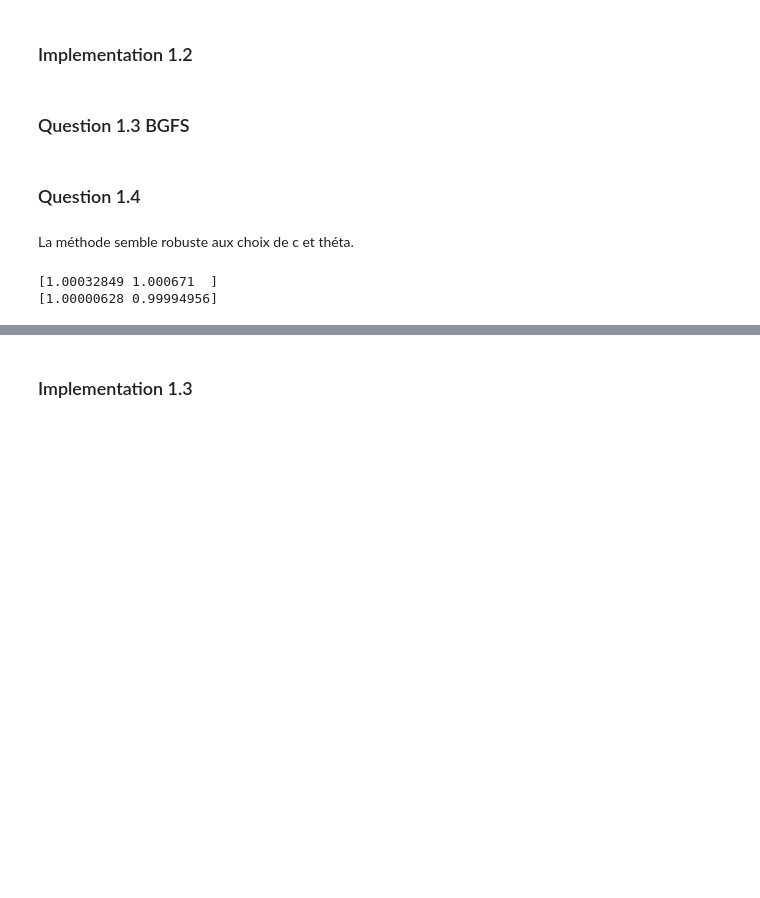
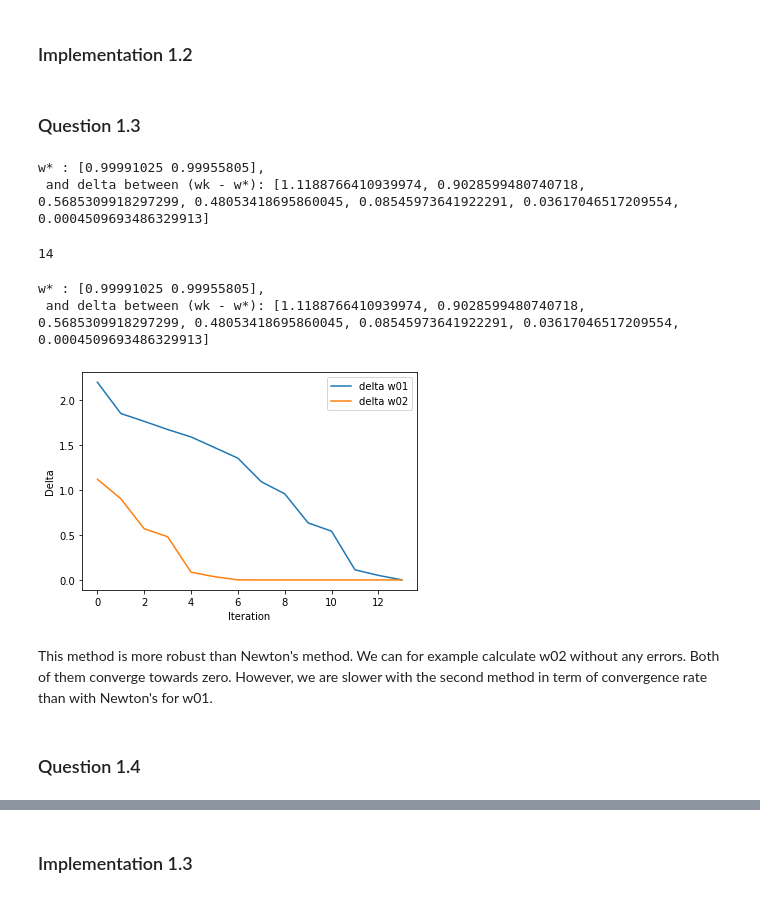
Before and after one commit to MarinaChau/IASD_classes, a Jupyter notebook: OML/ProjectOML_MarinaCHAU.ipynb, the cells around one changed output, grey strips where cells are left out. Cells and saved outputs as stored; diff of their text form; code cells hidden in the pictures; blank space fills up the shorter version.

```diff
--- a/OML/ProjectOML_MarinaCHAU.ipynb
+++ b/OML/ProjectOML_MarinaCHAU.ipynb
@@ -228,4 +281,37 @@ La méthode ne converge pas dans tous les cas d'initialisation. De plus on obser
 # %% [markdown]
-### Question 1.3 BGFS
+### Question 1.3
+# %%
+w_01 = np.array([-1.2,1.1])
+w_02 = np.array([0, 1/200 + 10e-12])
+# %%
+# with w01
+sol1 , D1, n_iter = Newton_like(Rosenbrock, w_01, np.ones(2),  0.0001, 0.5, 0.001)
+print(f"w* : {sol}, \n and delta between (wk - w*): {D}")
+n_iter
+# %% [output]
+w* : [0.99991025 0.99955805],
+ and delta between (wk - w*): [1.1188766410939974, 0.9028599480740718, 0.5685309918297299, 0.48053418695860045, 0.08545973641922291, 0.03617046517209554, 0.0004509693486329913]
+14
+# %%
+sol2 , D2, n_iter = Newton_like(Rosenbrock, w_02, np.ones(2),  0.0001, 0.5, 0.001)
+print(f"w* : {sol}, \n and delta between (wk - w*): {D}")
+# %% [output]
+w* : [0.99991025 0.99955805],
+ and delta between (wk - w*): [1.1188766410939974, 0.9028599480740718, 0.5685309918297299, 0.48053418695860045, 0.08545973641922291, 0.03617046517209554, 0.0004509693486329913]
+# %%
+# Plot convergence for w01 and w02
+D2 = D2 + [0] * 7
+# %%
+x = np.arange(0, 14)
+plt.plot(x, D1, label="delta w01")
+plt.plot(x, D2, label="delta w02")
+plt.legend()
+plt.xlabel("Iteration")
+plt.ylabel("Delta")
+plt.show()
+# %% [output]
+[figure, added]
+# %% [markdown]
+This method is more robust than Newton's method. We can for example calculate w02 without any errors. Both of them converge towards zero. However, we are slower with the second method in term of convergence rate than with Newton's for w01.
 # %% [markdown]
 ### Question 1.4
@@ -280,2 +317,0 @@ sol , D = Newton_like(rosenbrock, w_0_2, np.ones(2),  0.15, 0.2, 0.0001)
-# %% [markdown]
-La méthode semble robuste aux choix de c et théta.
@@ -316,12 +317,0 @@ def BFGS(fonc, w_0, w_star, eps, c, teta):
-# %%
-w_0_origin = np.zeros(2)
-sol , D = BFGS(rosenbrock, w_0_origin, np.ones(2), 0.001, 0.0001, 0.5)
-print(sol)
-
-w_0_1 = np.array([-1.2,1])
-w_0_2 = np.array([0, 1/200 + 10e-12])
-sol , D = BFGS(rosenbrock, w_0_1, np.ones(2), 0.001, 0.0001, 0.5)
-print(sol)
-# %% [output]
-[1.00032849 1.000671  ]
-[1.00000628 0.99994956]
```
Also changed, not shown: parts of 49 cells of this notebook.
